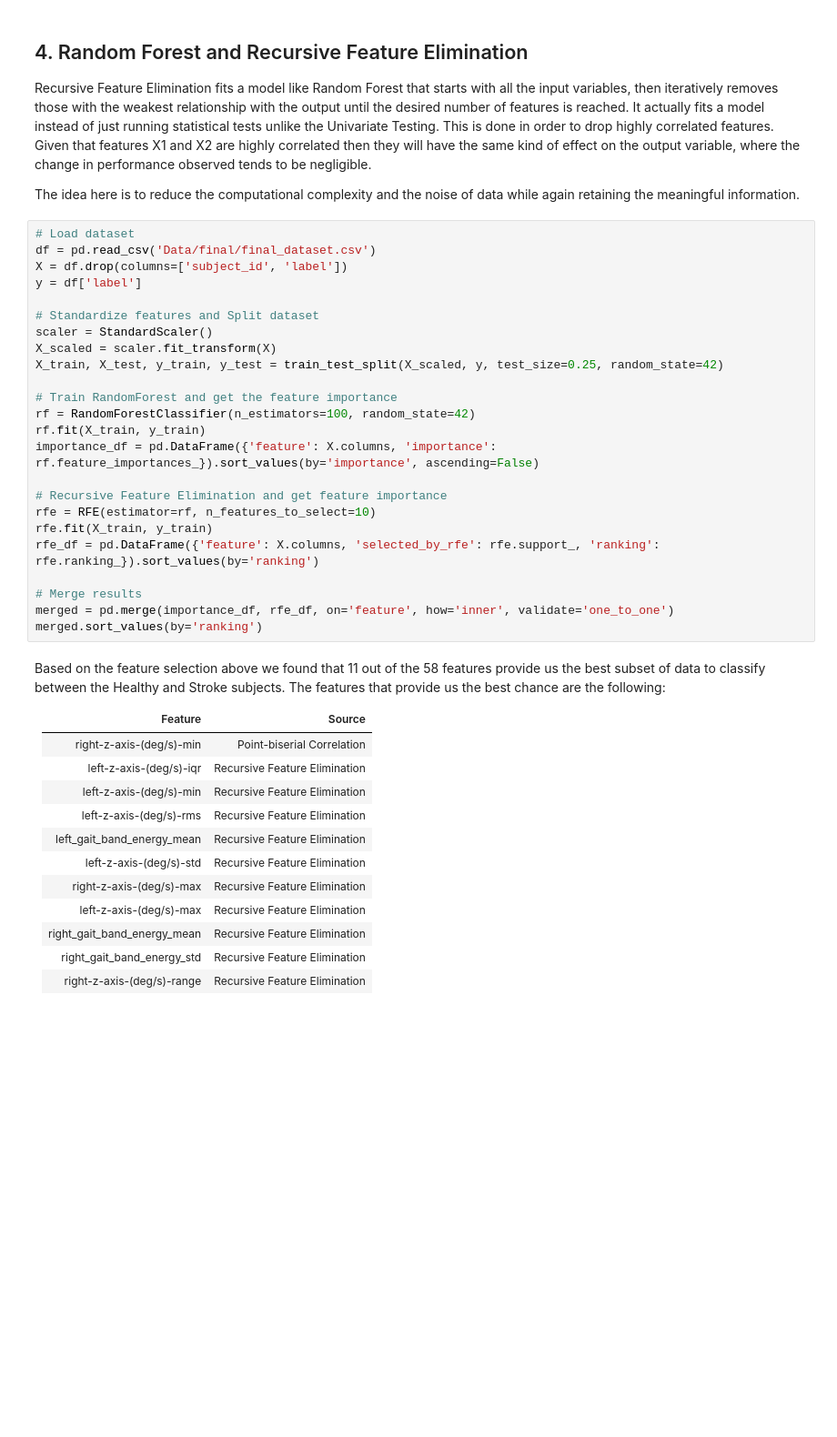
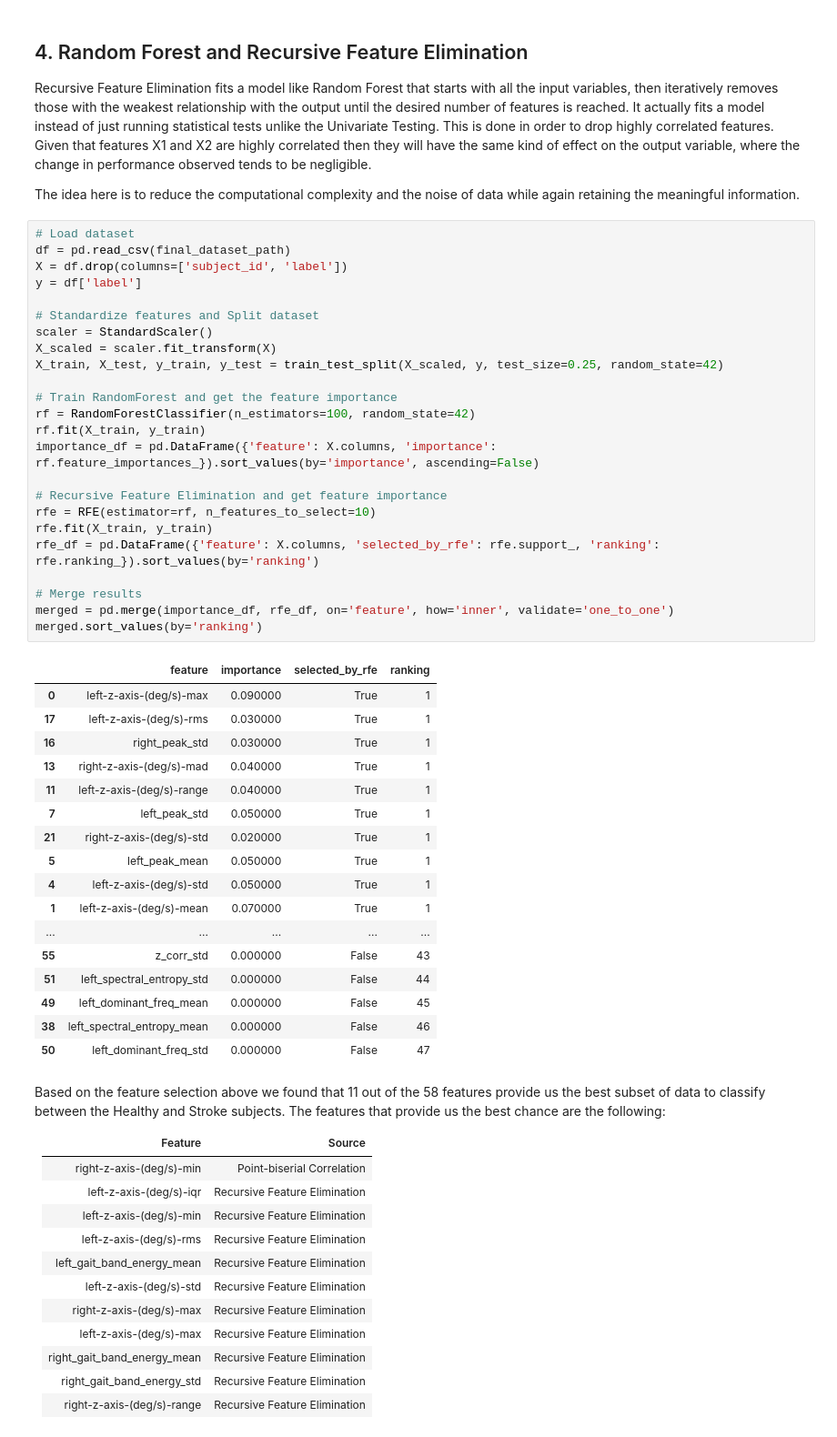
Before and after one commit to StamatisOrfanos/GaitRehab, a Jupyter notebook: gait_classification.ipynb, the cells around one changed output. Shown: that part at 91% size. Cells and saved outputs as stored; diff of their text form; blank space fills up the shorter version.

```diff
--- a/gait_classification.ipynb
+++ b/gait_classification.ipynb
@@ -138,28 +170,46 @@ Recursive Feature Elimination fits a model like Random Forest that starts with a
 The idea here is to reduce the computational complexity and the noise of data while again retaining the meaningful information.
 # %%
 # Load dataset
-df = pd.read_csv('Data/final/final_dataset.csv')
+df = pd.read_csv(final_dataset_path)
 X = df.drop(columns=['subject_id', 'label'])
 y = df['label']
 
 # Standardize features and Split dataset
 scaler = StandardScaler()
 X_scaled = scaler.fit_transform(X)
 X_train, X_test, y_train, y_test = train_test_split(X_scaled, y, test_size=0.25, random_state=42)
 
 # Train RandomForest and get the feature importance
 rf = RandomForestClassifier(n_estimators=100, random_state=42)
 rf.fit(X_train, y_train)
 importance_df = pd.DataFrame({'feature': X.columns, 'importance': rf.feature_importances_}).sort_values(by='importance', ascending=False)
 
 # Recursive Feature Elimination and get feature importance
 rfe = RFE(estimator=rf, n_features_to_select=10)
 rfe.fit(X_train, y_train)
 rfe_df = pd.DataFrame({'feature': X.columns, 'selected_by_rfe': rfe.support_, 'ranking': rfe.ranking_}).sort_values(by='ranking')
 
 # Merge results
 merged = pd.merge(importance_df, rfe_df, on='feature', how='inner', validate='one_to_one')
 merged.sort_values(by='ranking')
+# %% [output]
+|  | feature | importance | selected_by_rfe | ranking |
+| 0 | left-z-axis-(deg/s)-max | 0.090000 | True | 1 |
+| 17 | left-z-axis-(deg/s)-rms | 0.030000 | True | 1 |
+| 16 | right_peak_std | 0.030000 | True | 1 |
+| 13 | right-z-axis-(deg/s)-mad | 0.040000 | True | 1 |
+| 11 | left-z-axis-(deg/s)-range | 0.040000 | True | 1 |
+| 7 | left_peak_std | 0.050000 | True | 1 |
+| 21 | right-z-axis-(deg/s)-std | 0.020000 | True | 1 |
+| 5 | left_peak_mean | 0.050000 | True | 1 |
+| 4 | left-z-axis-(deg/s)-std | 0.050000 | True | 1 |
+| 1 | left-z-axis-(deg/s)-mean | 0.070000 | True | 1 |
+| ... | ... | ... | ... | ... |
+| 55 | z_corr_std | 0.000000 | False | 43 |
+| 51 | left_spectral_entropy_std | 0.000000 | False | 44 |
+| 49 | left_dominant_freq_mean | 0.000000 | False | 45 |
+| 38 | left_spectral_entropy_mean | 0.000000 | False | 46 |
+| 50 | left_dominant_freq_std | 0.000000 | False | 47 |
 # %% [markdown]
 Based on the feature selection above we found that 11 out of the 58 features provide us the best subset of data to classify between the Healthy and Stroke subjects. The features that provide us the best chance are the following:
 
```
Also changed, not shown: parts of 10 cells of this notebook, 4 other files.
